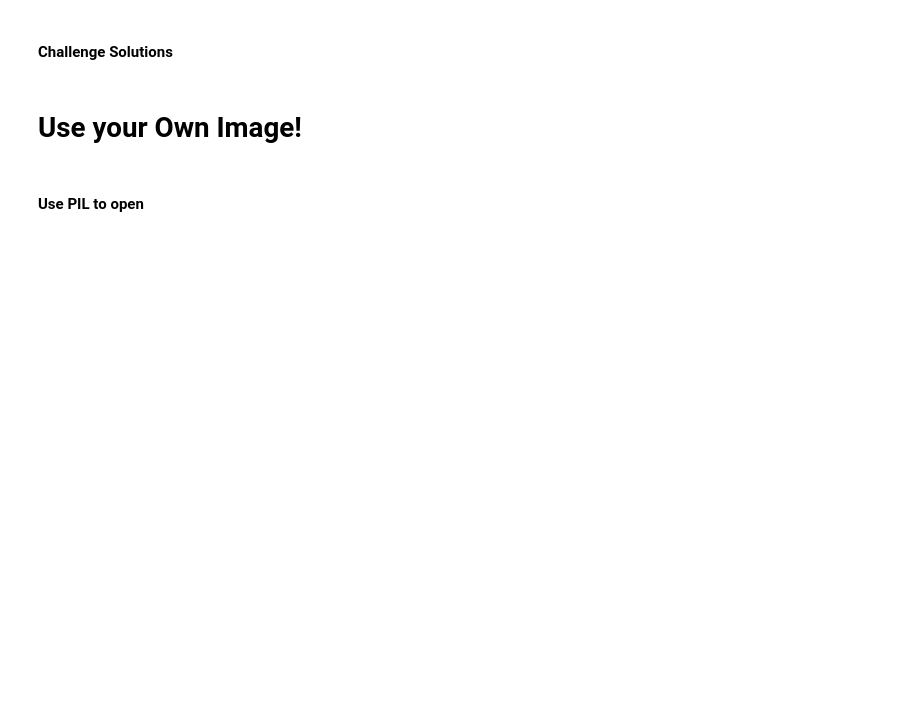
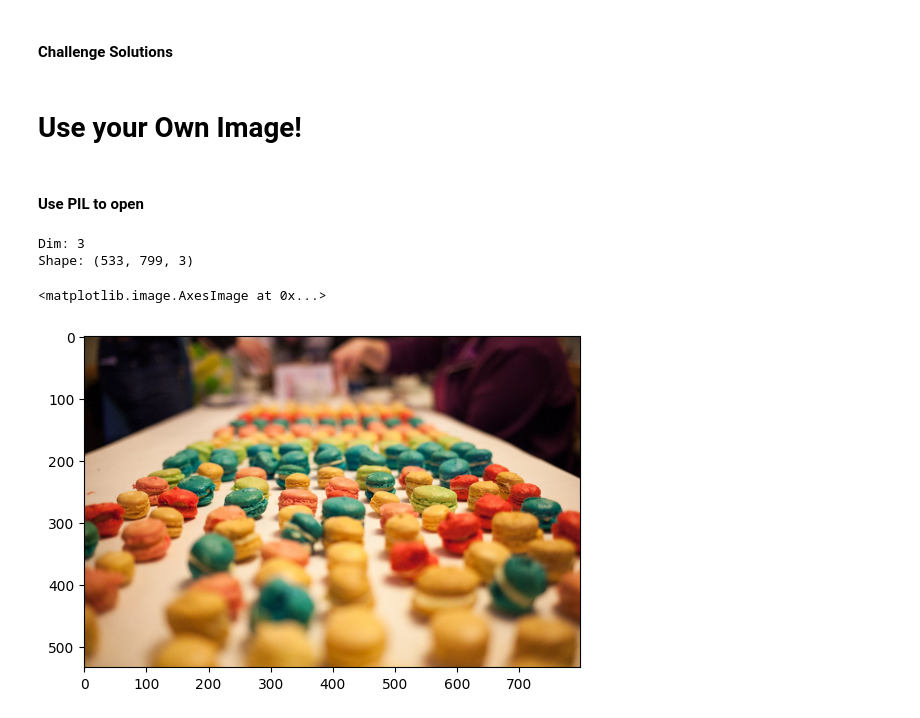
Before and after one commit to PuddiPuddi96/Python, a Jupyter notebook: 100-days-of-code/day-77/notebooks/Computation_with_NumPy_and_N_Dimensional_Arrays.ipynb, the cells around one changed output. Cells and saved outputs as stored; diff of their text form; code cells hidden in the pictures; blank space fills up the shorter version.

Commit message:
[DAY-77]: practice with numpy. Manipulating Images and ndarrays

```diff
--- a/100-days-of-code/day-77/notebooks/Computation_with_NumPy_and_N_Dimensional_Arrays.ipynb
+++ b/100-days-of-code/day-77/notebooks/Computation_with_NumPy_and_N_Dimensional_Arrays.ipynb
@@ -311,6 +347,20 @@ grey_vals = np.array([0.2126, 0.7152, 0.0722])
 # %% [markdown]
 # Use your Own Image!
 # %%
-file_name = 'yummy_macarons.jpg'
+file_name = '../data/images/yummy_macarons.jpg'
 # %% [markdown]
 #### Use PIL to open
+# %%
+my_img = Image.open(file_name)
+img_array = np.array(my_img)
+
+print(f'Dim: {img_array.ndim}')
+print(f'Shape: {img_array.shape}')
+# %% [output]
+Dim: 3
+Shape: (533, 799, 3)
+# %%
+plt.imshow(my_img)
+# %% [output]
+<matplotlib.image.AxesImage at 0x...>
+[figure, added]
```
Also changed, not shown: parts of 14 cells of this notebook.
